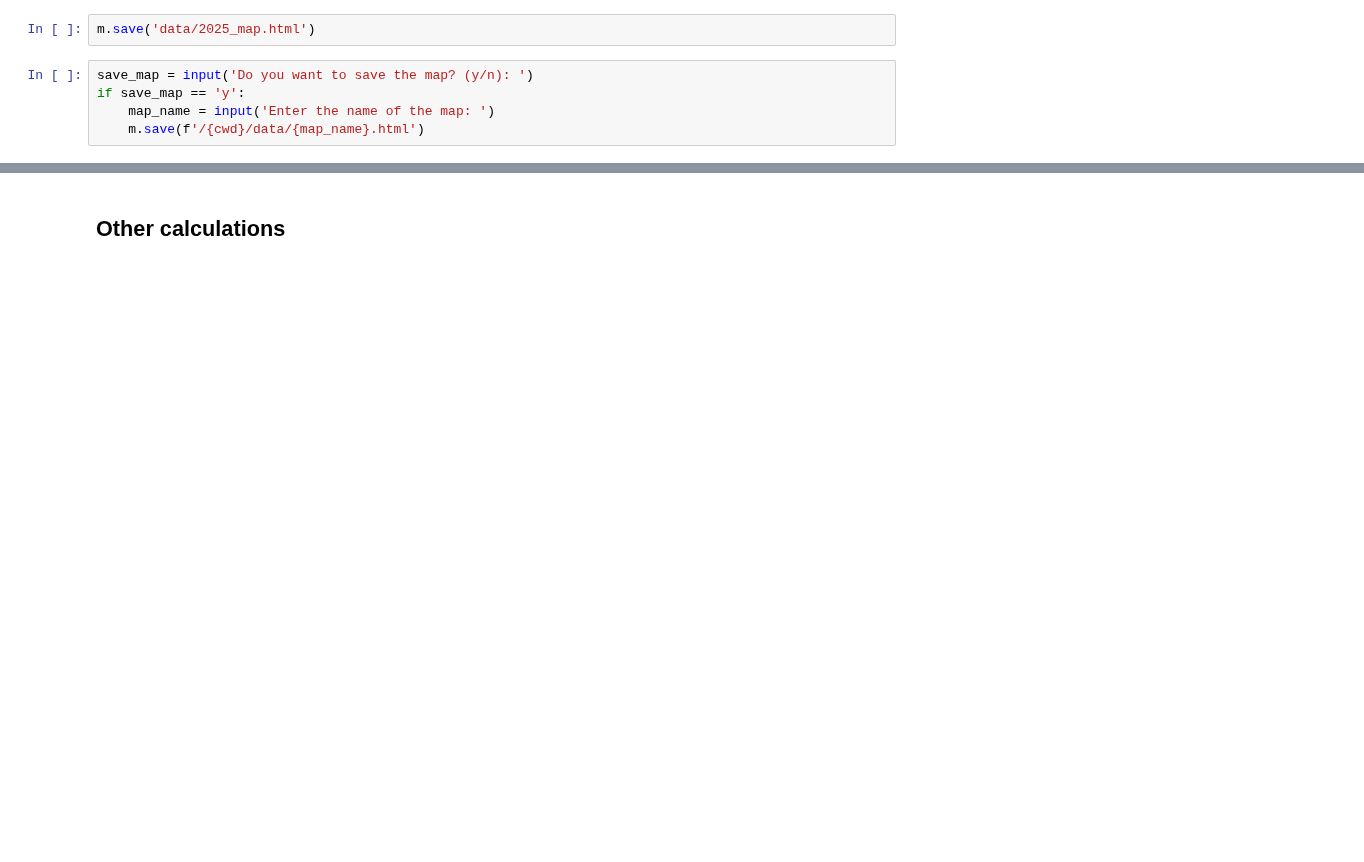
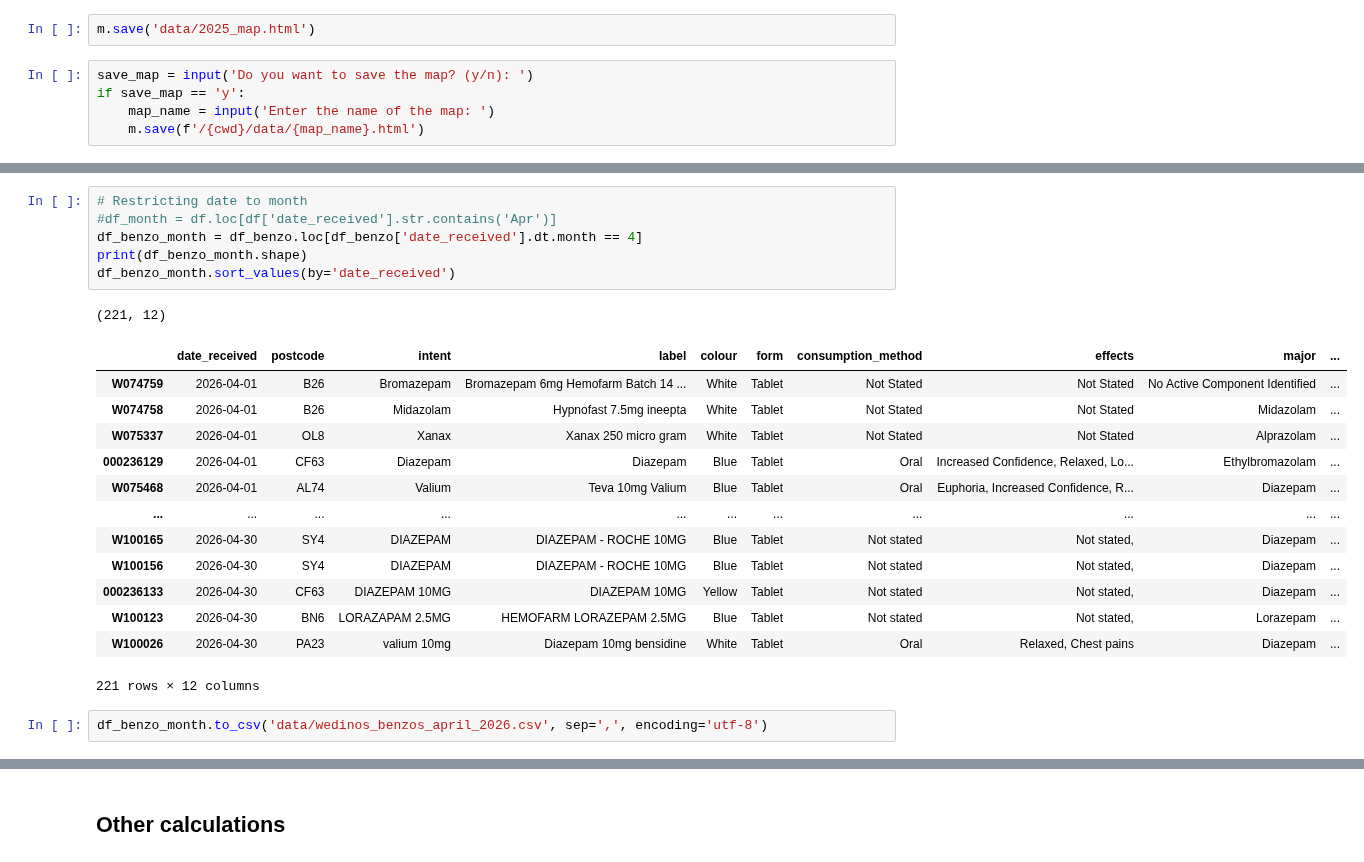
Before and after one commit to Benzo-Research-Project/NitazeneMap, a Jupyter notebook: WEDINOSParser.ipynb, the cells around one changed output, grey strips where cells are left out. Saved outputs shown, nothing was run; the diff lists cells and outputs as text; blank space fills up the shorter version.

```diff
--- a/WEDINOSParser.ipynb
+++ b/WEDINOSParser.ipynb
@@ -745,0 +789,23 @@ if save_map == 'y':
+# %%
+# Restricting date to month
+#df_month = df.loc[df['date_received'].str.contains('Apr')]
+df_benzo_month = df_benzo.loc[df_benzo['date_received'].dt.month == 4]
+print(df_benzo_month.shape)
+df_benzo_month.sort_values(by='date_received')
+# %% [output]
+(221, 12)
+|  | date_received | postcode | intent | label | colour | form | consumption_method | effects | major | ... |
+| W074759 | 2026-04-01 | B26 | Bromazepam | Bromazepam 6mg Hemofarm Batch 14 ... | White | Tablet | Not Stated | Not Stated | No Active Component Identified | ... |
+| W074758 | 2026-04-01 | B26 | Midazolam | Hypnofast 7.5mg ineepta | White | Tablet | Not Stated | Not Stated | Midazolam | ... |
+| W075337 | 2026-04-01 | OL8 | Xanax | Xanax 250 micro gram | White | Tablet | Not Stated | Not Stated | Alprazolam | ... |
+| 000236129 | 2026-04-01 | CF63 | Diazepam | Diazepam | Blue | Tablet | Oral | Increased Confidence, Relaxed, Lo... | Ethylbromazolam | ... |
+| W075468 | 2026-04-01 | AL74 | Valium | Teva 10mg Valium | Blue | Tablet | Oral | Euphoria, Increased Confidence, R... | Diazepam | ... |
+| ... | ... | ... | ... | ... | ... | ... | ... | ... | ... | ... |
+| W100165 | 2026-04-30 | SY4 | DIAZEPAM | DIAZEPAM - ROCHE 10MG | Blue | Tablet | Not stated | Not stated, | Diazepam | ... |
+| W100156 | 2026-04-30 | SY4 | DIAZEPAM | DIAZEPAM - ROCHE 10MG | Blue | Tablet | Not stated | Not stated, | Diazepam | ... |
+| 000236133 | 2026-04-30 | CF63 | DIAZEPAM 10MG | DIAZEPAM 10MG | Yellow | Tablet | Not stated | Not stated, | Diazepam | ... |
+| W100123 | 2026-04-30 | BN6 | LORAZAPAM 2.5MG | HEMOFARM LORAZEPAM 2.5MG | Blue | Tablet | Not stated | Not stated, | Lorazepam | ... |
+| W100026 | 2026-04-30 | PA23 | valium 10mg | Diazepam 10mg bensidine | White | Tablet | Oral | Relaxed, Chest pains | Diazepam | ... |
+221 rows × 12 columns
+# %%
+df_benzo_month.to_csv('data/wedinos_benzos_april_2026.csv', sep=',', encoding='utf-8')
```
Also changed, not shown: parts of 23 cells of this notebook, 10 other files.
